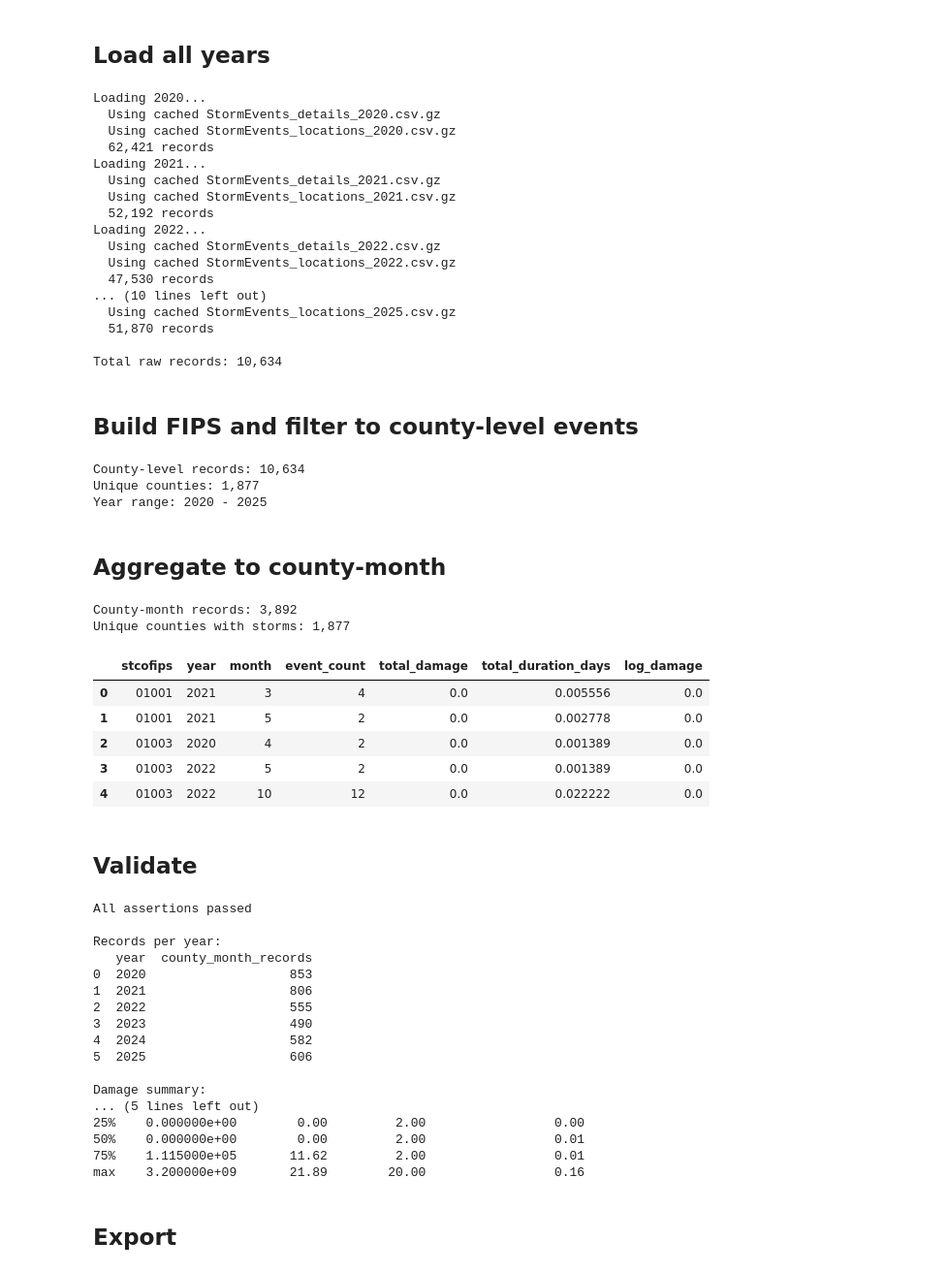
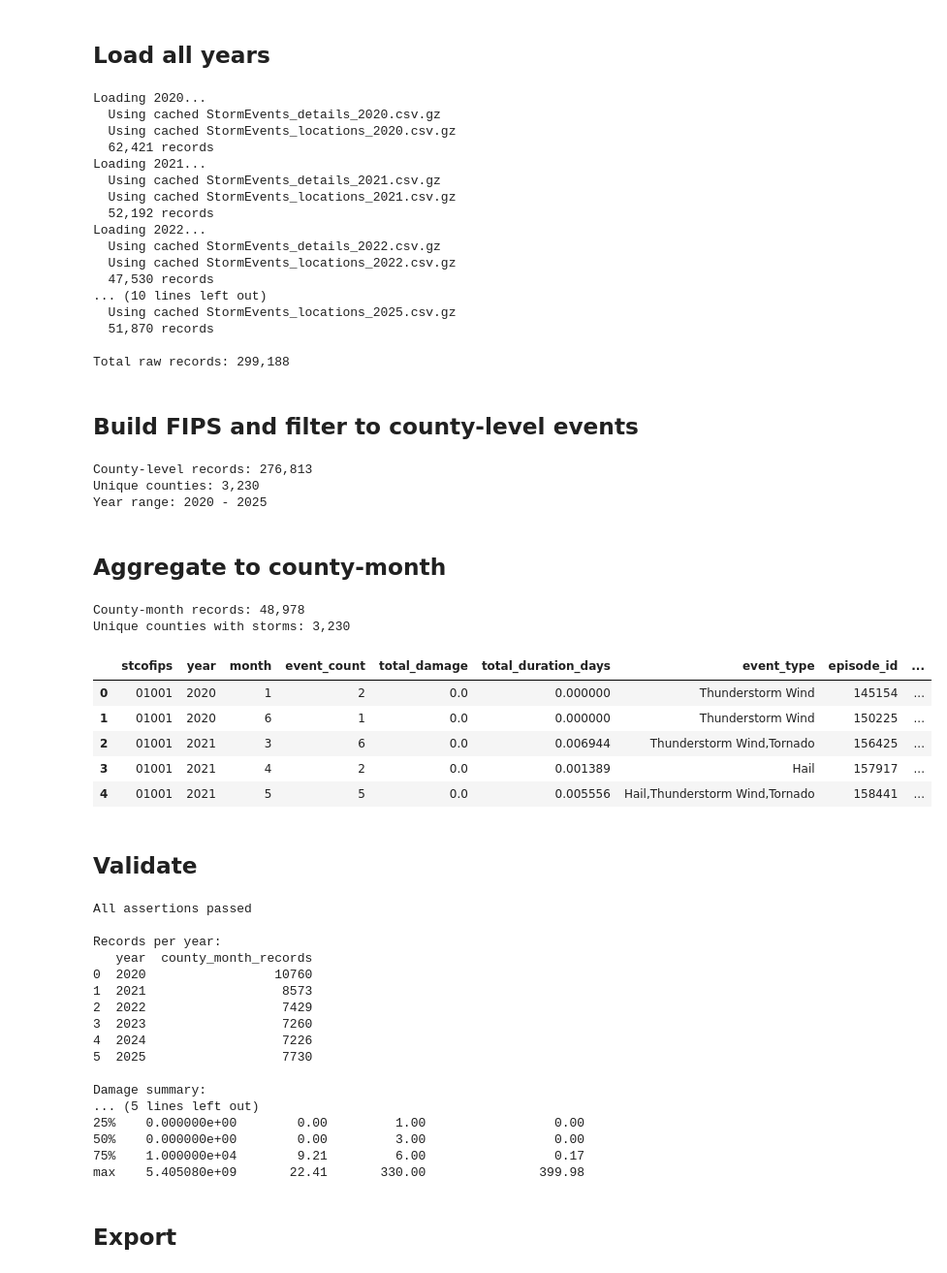
Before and after one commit to csclev/climate-exposure, a Jupyter notebook: notebooks/03_noaa_pipeline.ipynb, the cells around one changed output. Shown at 97% size. Cells and saved outputs as stored; diff of their text form; code cells hidden in the pictures.

```diff
--- a/notebooks/03_noaa_pipeline.ipynb
+++ b/notebooks/03_noaa_pipeline.ipynb
@@ -26,12 +26,13 @@ Unchanged from `NOAA_Storm_and_Zillow_Data_Pipeline.ipynb`
 # %%
 class NOAAStormParser:
     def __init__(self, details_url, locations_url):
-        details_df = pd.read_csv(details_url)
+        details_df = pd.read_csv(details_url).drop(["EPISODE_ID"], axis=1)
         locations_df = pd.read_csv(locations_url)
         self.df = pd.merge(locations_df, details_df, on="EVENT_ID", how="left")
         self.clean()
 
     def clean(self):
+        self.df['EPISODE_ID'] = self.df['EPISODE_ID'].astype(str)
         self.parse_dates()
         self.parse_damages()
         self.parse_storm_duration()
@@ -99,7 +100,7 @@ NOAA_URLS = {
     },
 }
 
-SEVERE_EVENTS =  [ 'Tornado']
+SEVERE_EVENTS =  [ ]
 
 
 def download_if_missing(url, local_path):
@@ -142,7 +143,7 @@ Loading 2022...
   Using cached StormEvents_locations_2025.csv.gz
   51,870 records
 
-Total raw records: 10,634
+Total raw records: 299,188
 # %% [markdown]
 ## Build FIPS and filter to county-level events
 # %%
@@ -163,48 +164,56 @@ print(f'County-level records: {len(county_events):,}')
 print(f'Unique counties: {county_events["stcofips"].nunique():,}')
 print(f'Year range: {county_events["year"].min()} - {county_events["year"].max()}')
 # %% [output]
-County-level records: 10,634
-Unique counties: 1,877
+County-level records: 276,813
+Unique counties: 3,230
 Year range: 2020 - 2025
 # %% [markdown]
 ## Aggregate to county-month
 # %%
 agg_rules = {
     'EVENT_ID':           'count',
     'TOTAL_DAMAGE':       'sum',
     'DURATION_HOURS':     'sum',
+    'EVENT_TYPE':         ','.join,
+    'EPISODE_ID':         ','.join,
+
 }
 
 monthly = (
     county_events
     .groupby(['stcofips', 'year', 'month'])
     .agg(agg_rules)
     .reset_index()
     .rename(columns={
         'EVENT_ID':       'event_count',
         'TOTAL_DAMAGE':   'total_damage',
         'DURATION_HOURS': 'total_duration_days',
+        'EPISODE_ID': 'episode_id',
+        'EVENT_TYPE': 'event_type'
     })
 )
+
+monthly['event_type'] = monthly['event_type'].str.split(',').apply(np.unique).agg(','.join)
+monthly['episode_id'] = monthly['episode_id'].str.split(',').apply(np.unique).agg(','.join)
 
 # Convert hours to days
 monthly['total_duration_days'] = monthly['total_duration_days'] / 24.0
 
 # Log damage — log(x + 1) handles zeros cleanly
 monthly['log_damage'] = np.log1p(monthly['total_damage'])
 
 print(f'County-month records: {len(monthly):,}')
 print(f'Unique counties with storms: {monthly["stcofips"].nunique():,}')
 monthly.head()
 # %% [output]
-County-month records: 3,892
-Unique counties with storms: 1,877
+County-month records: 48,978
+Unique counties with storms: 3,230
-|  | stcofips | year | month | event_count | total_damage | total_duration_days | log_damage |
-| 0 | 01001 | 2021 | 3 | 4 | 0.0 | 0.005556 | 0.0 |
-| 1 | 01001 | 2021 | 5 | 2 | 0.0 | 0.002778 | 0.0 |
-| 2 | 01003 | 2020 | 4 | 2 | 0.0 | 0.001389 | 0.0 |
-| 3 | 01003 | 2022 | 5 | 2 | 0.0 | 0.001389 | 0.0 |
-| 4 | 01003 | 2022 | 10 | 12 | 0.0 | 0.022222 | 0.0 |
+|  | stcofips | year | month | event_count | total_damage | total_duration_days | event_type | episode_id | ... |
+| 0 | 01001 | 2020 | 1 | 2 | 0.0 | 0.000000 | Thunderstorm Wind | 145154 | ... |
+| 1 | 01001 | 2020 | 6 | 1 | 0.0 | 0.000000 | Thunderstorm Wind | 150225 | ... |
+| 2 | 01001 | 2021 | 3 | 6 | 0.0 | 0.006944 | Thunderstorm Wind,Tornado | 156425 | ... |
+| 3 | 01001 | 2021 | 4 | 2 | 0.0 | 0.001389 | Hail | 157917 | ... |
+| 4 | 01001 | 2021 | 5 | 5 | 0.0 | 0.005556 | Hail,Thunderstorm Wind,Tornado | 158441 | ... |
 # %% [markdown]
 ## Validate
 # %%
@@ -225,19 +234,19 @@ All assertions passed
 
 Records per year:
    year  county_month_records
-0  2020                   853
-1  2021                   806
-2  2022                   555
-3  2023                   490
-4  2024                   582
-5  2025                   606
+0  2020                 10760
+1  2021                  8573
+2  2022                  7429
+3  2023                  7260
+4  2024                  7226
+5  2025                  7730
 
 Damage summary:
 ... (5 lines left out)
-25%    0.000000e+00        0.00         2.00                 0.00
-50%    0.000000e+00        0.00         2.00                 0.01
-75%    1.115000e+05       11.62         2.00                 0.01
-max    3.200000e+09       21.89        20.00                 0.16
+25%    0.000000e+00        0.00         1.00                 0.00
+50%    0.000000e+00        0.00         3.00                 0.00
+75%    1.000000e+04        9.21         6.00                 0.17
+max    5.405080e+09       22.41       330.00               399.98
 # %% [markdown]
 ## Export
 # %%
```
Also changed, not shown: parts of 1 cell of this notebook, 10 other files.
